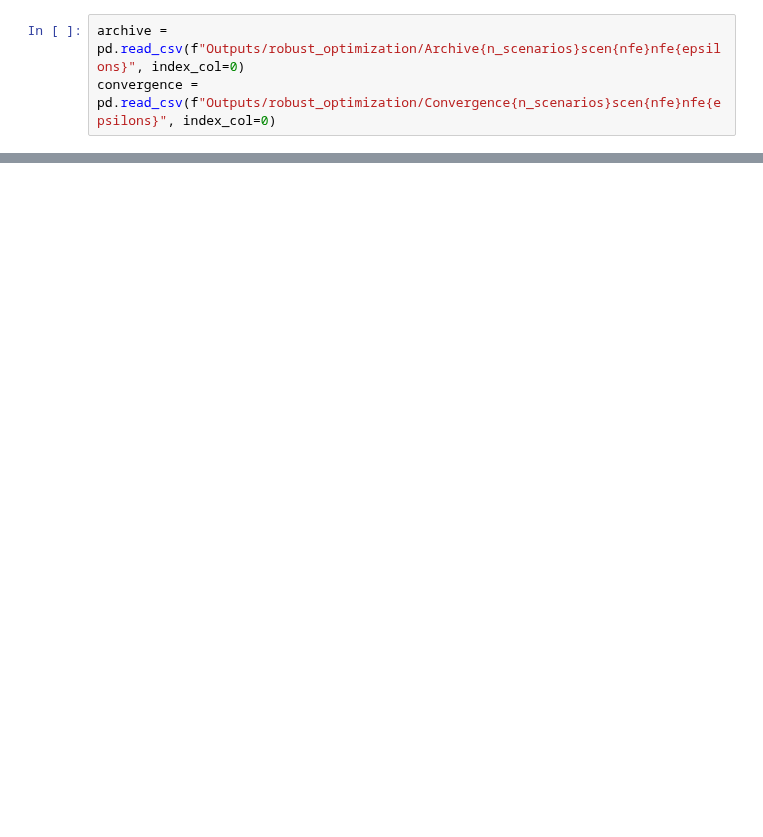
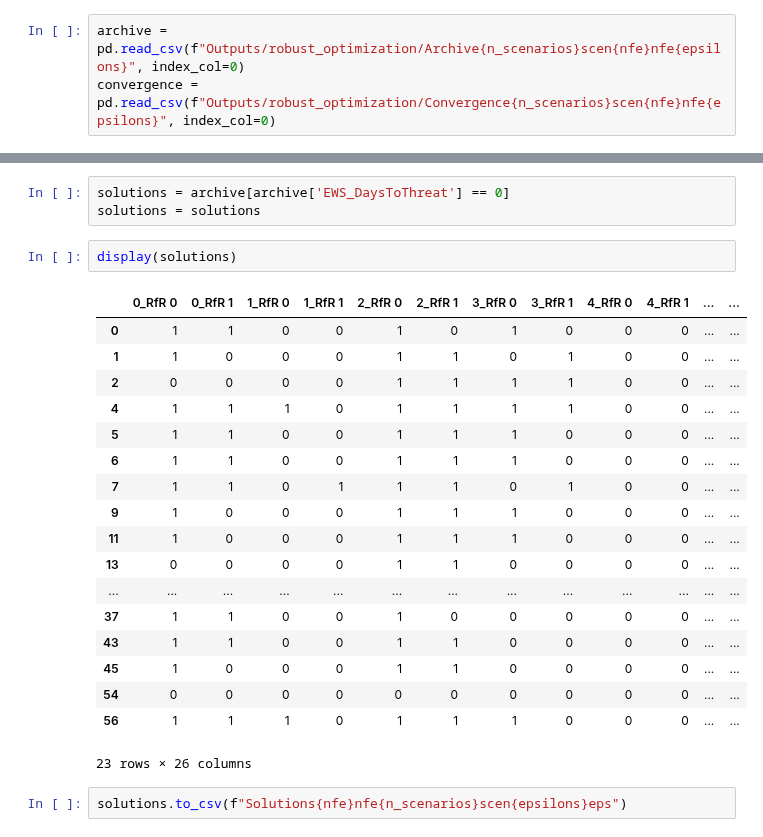
Before and after one commit to pdebiase/MBDM-group-11, a Jupyter notebook: final assignment/Political Considerations.ipynb, the cells around one changed output, grey strips where cells are left out. Saved outputs shown, nothing was run; the diff lists cells and outputs as text; blank space fills up the shorter version.

```diff
--- a/final assignment/Political Considerations.ipynb
+++ b/final assignment/Political Considerations.ipynb
@@ -8,0 +42,26 @@ convergence = pd.read_csv(f"Outputs/robust_optimization/Convergence{n_scenarios}
+# %%
+solutions = archive[archive['EWS_DaysToThreat'] == 0]
+solutions = solutions
+# %%
+display(solutions)
+# %% [output]
+|  | 0_RfR 0 | 0_RfR 1 | 1_RfR 0 | 1_RfR 1 | 2_RfR 0 | 2_RfR 1 | 3_RfR 0 | 3_RfR 1 | 4_RfR 0 | 4_RfR 1 | ... | ... |
+| 0 | 1 | 1 | 0 | 0 | 1 | 0 | 1 | 0 | 0 | 0 | ... | ... |
+| 1 | 1 | 0 | 0 | 0 | 1 | 1 | 0 | 1 | 0 | 0 | ... | ... |
+| 2 | 0 | 0 | 0 | 0 | 1 | 1 | 1 | 1 | 0 | 0 | ... | ... |
+| 4 | 1 | 1 | 1 | 0 | 1 | 1 | 1 | 1 | 0 | 0 | ... | ... |
+| 5 | 1 | 1 | 0 | 0 | 1 | 1 | 1 | 0 | 0 | 0 | ... | ... |
+| 6 | 1 | 1 | 0 | 0 | 1 | 1 | 1 | 0 | 0 | 0 | ... | ... |
+| 7 | 1 | 1 | 0 | 1 | 1 | 1 | 0 | 1 | 0 | 0 | ... | ... |
+| 9 | 1 | 0 | 0 | 0 | 1 | 1 | 1 | 0 | 0 | 0 | ... | ... |
+| 11 | 1 | 0 | 0 | 0 | 1 | 1 | 1 | 0 | 0 | 0 | ... | ... |
+| 13 | 0 | 0 | 0 | 0 | 1 | 1 | 0 | 0 | 0 | 0 | ... | ... |
+| ... | ... | ... | ... | ... | ... | ... | ... | ... | ... | ... | ... | ... |
+| 37 | 1 | 1 | 0 | 0 | 1 | 0 | 0 | 0 | 0 | 0 | ... | ... |
+| 43 | 1 | 1 | 0 | 0 | 1 | 1 | 0 | 0 | 0 | 0 | ... | ... |
+| 45 | 1 | 0 | 0 | 0 | 1 | 1 | 0 | 0 | 0 | 0 | ... | ... |
+| 54 | 0 | 0 | 0 | 0 | 0 | 0 | 0 | 0 | 0 | 0 | ... | ... |
+| 56 | 1 | 1 | 1 | 0 | 1 | 1 | 1 | 0 | 0 | 0 | ... | ... |
+23 rows × 26 columns
+# %%
+solutions.to_csv(f"Solutions{nfe}nfe{n_scenarios}scen{epsilons}eps")
```
Also changed, not shown: parts of 8 cells of this notebook, 2 other files.
